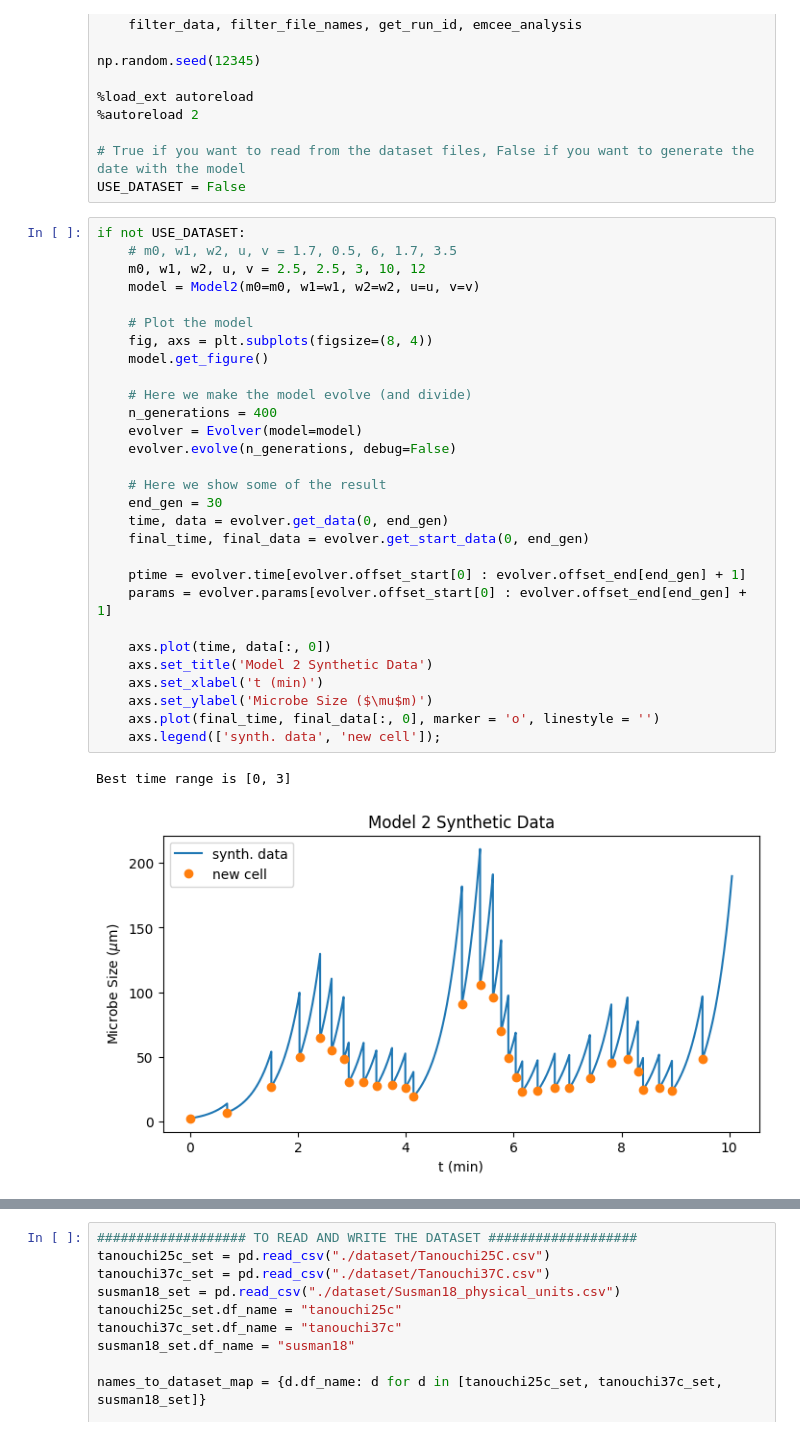
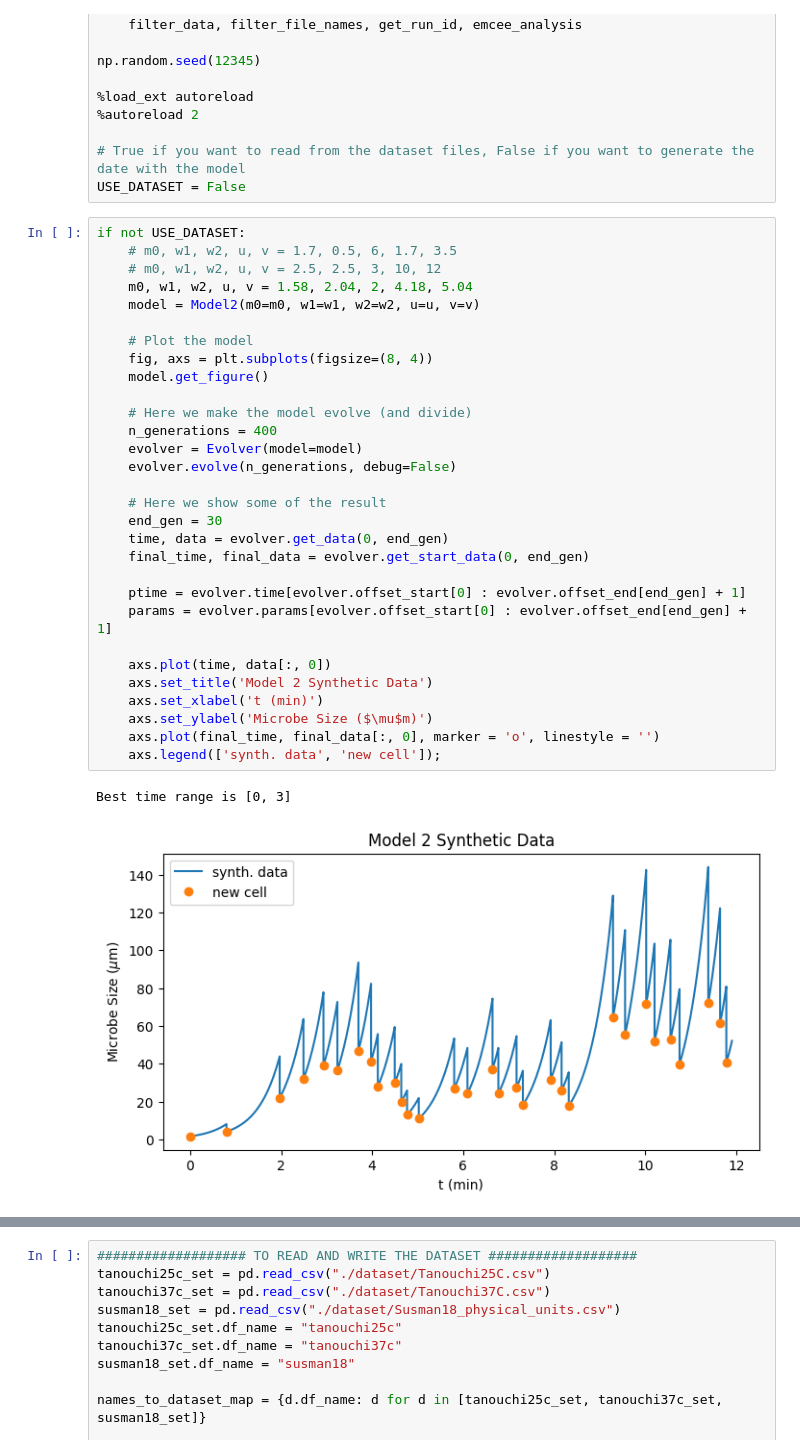
Before and after one commit to EmanueleSarte/microbial_growth, a Jupyter notebook: project_model2.ipynb, the cells around one changed output, grey strips where cells are left out. Drawn from its saved outputs; the diff is of its cells as text.

```diff
--- a/project_model2.ipynb
+++ b/project_model2.ipynb
@@ -24,32 +24,33 @@ USE_DATASET = False
 # %%
 if not USE_DATASET:
     # m0, w1, w2, u, v = 1.7, 0.5, 6, 1.7, 3.5
-    m0, w1, w2, u, v = 2.5, 2.5, 3, 10, 12
+    # m0, w1, w2, u, v = 2.5, 2.5, 3, 10, 12
+    m0, w1, w2, u, v = 1.58, 2.04, 2, 4.18, 5.04
     model = Model2(m0=m0, w1=w1, w2=w2, u=u, v=v)
 
     # Plot the model
     fig, axs = plt.subplots(figsize=(8, 4))
     model.get_figure()
 
     # Here we make the model evolve (and divide)
     n_generations = 400
     evolver = Evolver(model=model)
     evolver.evolve(n_generations, debug=False)
 
     # Here we show some of the result
     end_gen = 30
     time, data = evolver.get_data(0, end_gen)
     final_time, final_data = evolver.get_start_data(0, end_gen)
 
     ptime = evolver.time[evolver.offset_start[0] : evolver.offset_end[end_gen] + 1]
     params = evolver.params[evolver.offset_start[0] : evolver.offset_end[end_gen] + 1]
 
     axs.plot(time, data[:, 0])
     axs.set_title('Model 2 Synthetic Data')
     axs.set_xlabel('t (min)')
     axs.set_ylabel('Microbe Size ($\mu$m)')
     axs.plot(final_time, final_data[:, 0], marker = 'o', linestyle = '')
     axs.legend(['synth. data', 'new cell']);
 # %% [output]
 Best time range is [0, 3]
-[figure, old version]
+[figure, new version]
```
Also changed, not shown: parts of 4 cells of this notebook, 5 other files.
